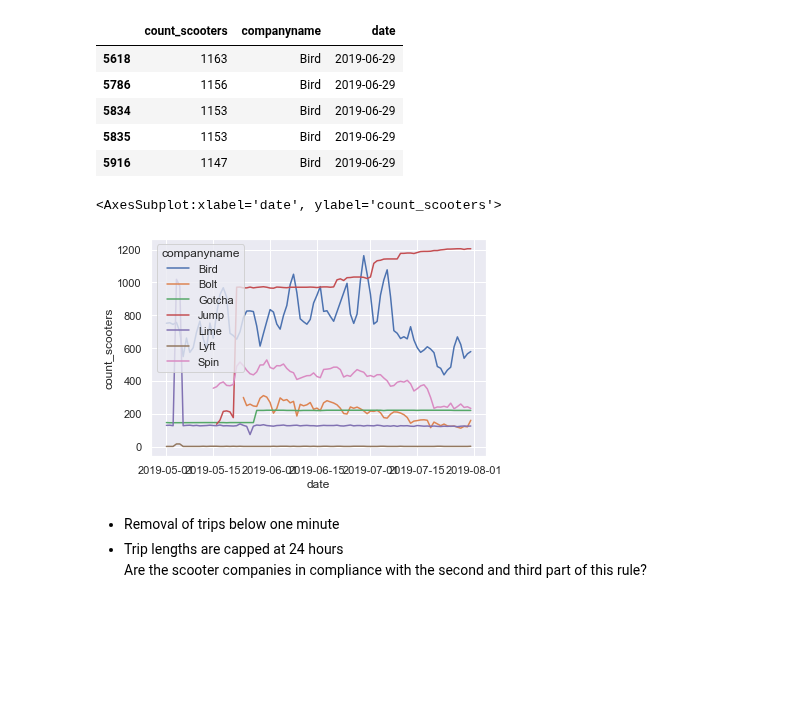
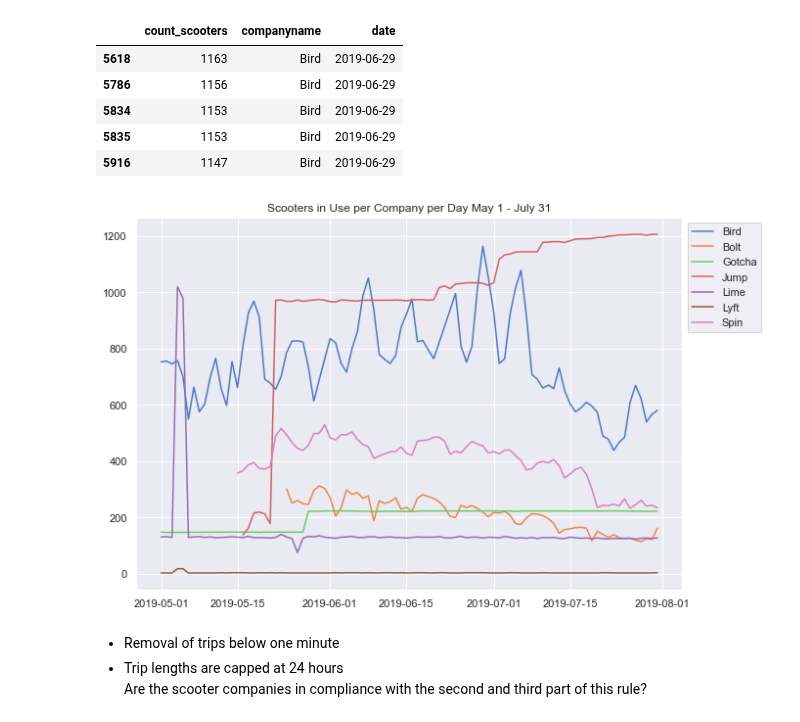
Before and after one commit to NSS-Data-Analytics-Cohort-10/scooters-group-2, a Jupyter notebook: notebooks/scooters.ipynb, the cells around one changed output. Cells and saved outputs as stored; diff of their text form; code cells hidden in the pictures; blank space fills up the shorter version.

Commit message:
still tweaking q1 graphs. changed scooters q1 query

```diff
--- a/notebooks/scooters.ipynb
+++ b/notebooks/scooters.ipynb
@@ -372,6 +377,3 @@ scooters_per_company.head(100)
 | 98 | 1205 | Jump | 2019-07-31 07:24:13 | 2019-07-31 |
 | 99 | 1205 | Jump | 2019-07-30 03:43:13 | 2019-07-30 |
 100 rows × 4 columns
-# %%
-scooters_per_company['date'] = scooters_per_company['pubdatetime'].dt.date
-scooters_per_company.head(100)
@@ -419,7 +412,23 @@ company_date_bird.head()
 grouped_company_date = scooter_company_date.groupby(['companyname', 'date']).max('count_scooters')
 grouped_company_date_bird = scooter_company_date.groupby('date').max('count_scooters')
 # %%
-sns.lineplot(data=grouped_company_date, x='date', y='count_scooters', hue='companyname')
+# set plot style: grey grid in the background:
+sns.set(style="darkgrid")
+
+# Set the figure size
+plt.figure(figsize=(10, 7))
+
+#set palette
+sns.set_palette("muted")
+
+ax = sns.lineplot(data=grouped_company_date, x='date', y='count_scooters', hue='companyname');
+
+plt.title('Scooters in Use per Company per Day May 1 - July 31')
+ax.set(xlabel=None)
+ax.set(ylabel=None)
+sns.move_legend(ax, "upper left", bbox_to_anchor=(1, 1), title=None)
+
+
+plt.savefig('Scooters in Use per Company per Day May 1 - July 31')
 # %% [output]
-<AxesSubplot:xlabel='date', ylabel='count_scooters'>
-[figure, old version]
+[figure, new version]
```
Also changed, not shown: parts of 19 cells of this notebook, 4 other files.
